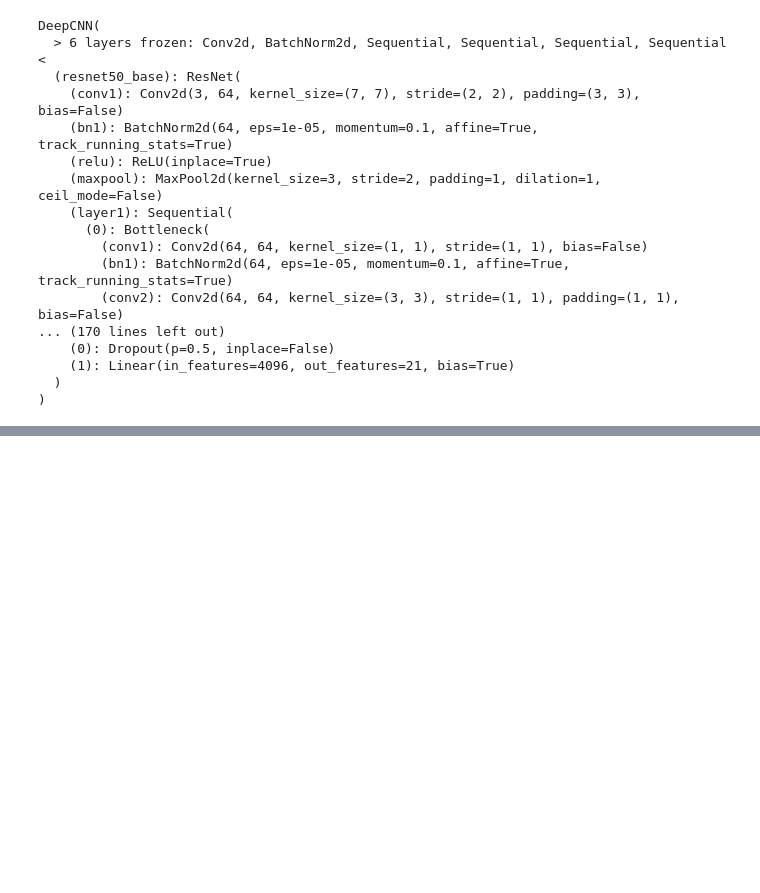
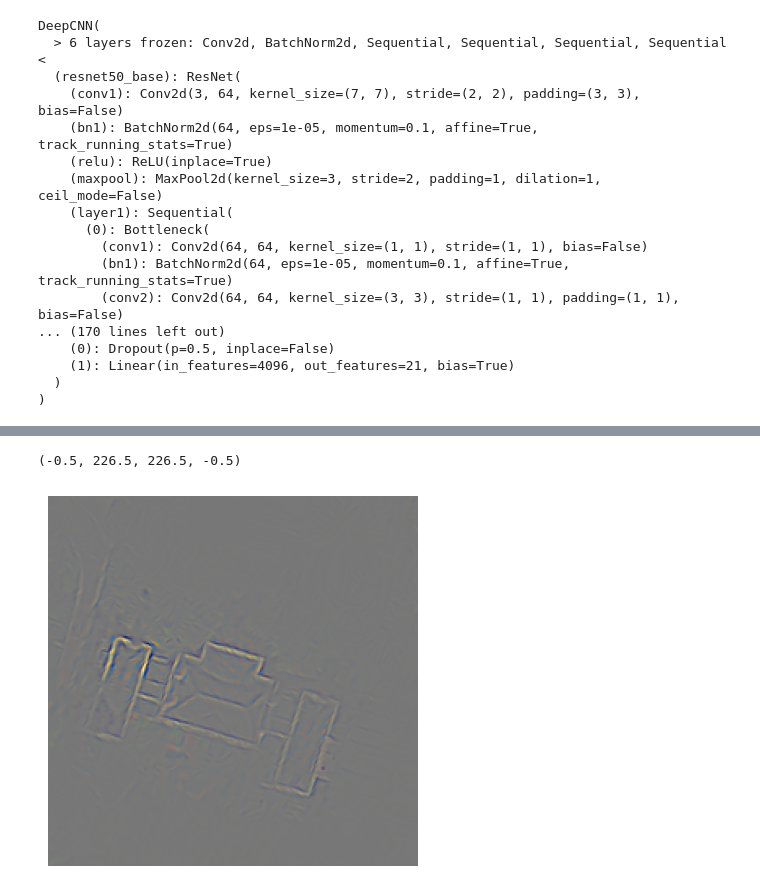
Before and after one commit to tameTNT/evaluating-xai-remote-sensing, a Jupyter notebook: basic_uc_merced.ipynb, the cells around one changed output, grey strips where cells are left out. Saved outputs shown, nothing was run; the diff lists cells and outputs as text; code cells hidden in the pictures; blank space fills up the shorter version.

```diff
--- a/basic_uc_merced.ipynb
+++ b/basic_uc_merced.ipynb
@@ -256,0 +335,8 @@ KeyboardInterrupt:
+# %%
+a_min, a_max = attributions.min(), attributions.max()
+scaled_attributions = (attributions - a_min) / (a_max - a_min)
+plt.imshow(einops.rearrange(scaled_attributions[0].cpu().detach(), "c h w -> h w c"))
+plt.axis(False)
+# %% [output]
+(-0.5, 226.5, 226.5, -0.5)
+[figure, added]
```
Also changed, not shown: parts of 23 cells of this notebook.
